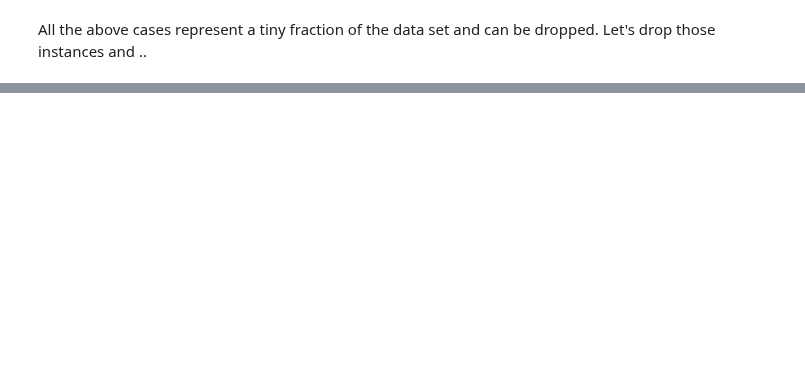
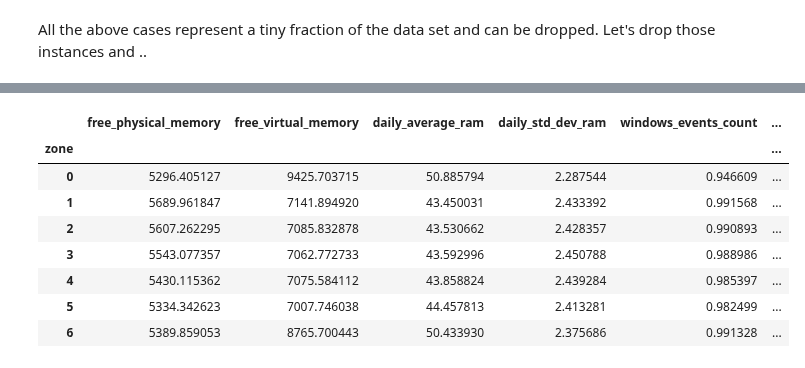
Before and after one commit to mamnunam/Springboard_Data_Science_track, a Jupyter notebook: Capstone_2/Capstone_project_2.ipynb, the cells around one changed output, grey strips where cells are left out. Drawn from its saved outputs; the diff is of its cells as text; code cells hidden in the pictures; blank space fills up the shorter version.

```diff
--- a/Capstone_2/Capstone_project_2.ipynb
+++ b/Capstone_2/Capstone_project_2.ipynb
@@ -296,0 +290,12 @@ max(df_cleaned['daily_average_ram'])
+# %%
+df_cleaned.groupby('zone').mean()
+# %% [output]
+|  | free_physical_memory | free_virtual_memory | daily_average_ram | daily_std_dev_ram | windows_events_count | ... |
+| zone |  |  |  |  |  | ... |
+| 0 | 5296.405127 | 9425.703715 | 50.885794 | 2.287544 | 0.946609 | ... |
+| 1 | 5689.961847 | 7141.894920 | 43.450031 | 2.433392 | 0.991568 | ... |
+| 2 | 5607.262295 | 7085.832878 | 43.530662 | 2.428357 | 0.990893 | ... |
+| 3 | 5543.077357 | 7062.772733 | 43.592996 | 2.450788 | 0.988986 | ... |
+| 4 | 5430.115362 | 7075.584112 | 43.858824 | 2.439284 | 0.985397 | ... |
+| 5 | 5334.342623 | 7007.746038 | 44.457813 | 2.413281 | 0.982499 | ... |
+| 6 | 5389.859053 | 8765.700443 | 50.433930 | 2.375686 | 0.991328 | ... |
```
Also changed, not shown: parts of 13 cells of this notebook.
